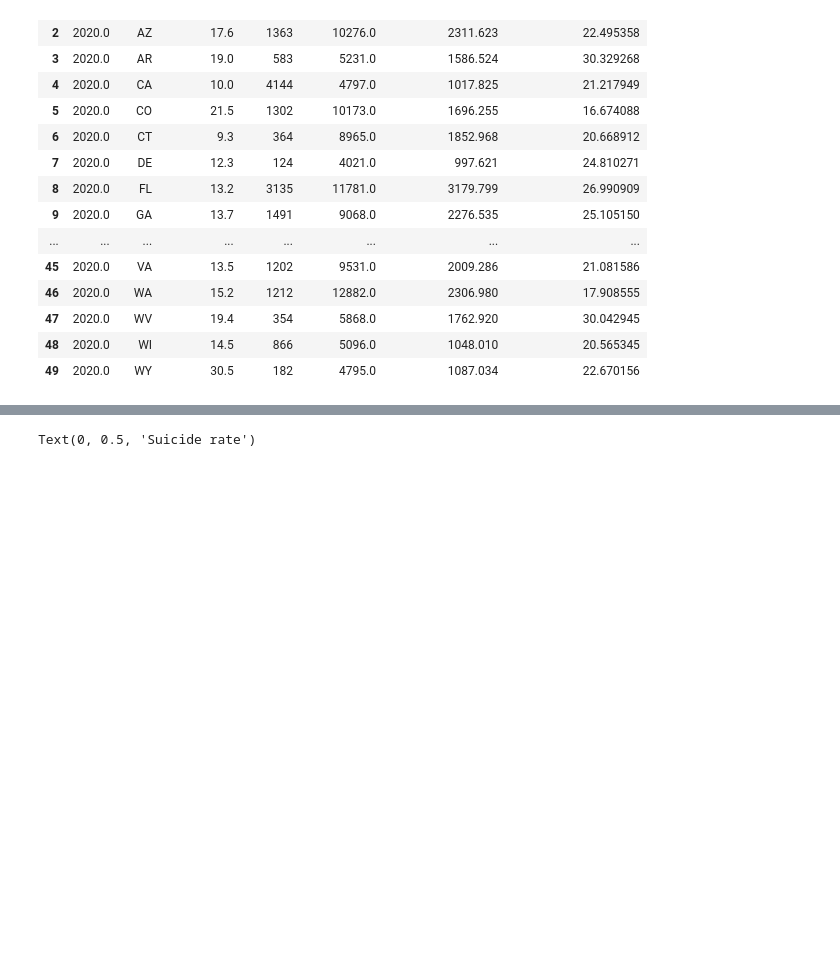
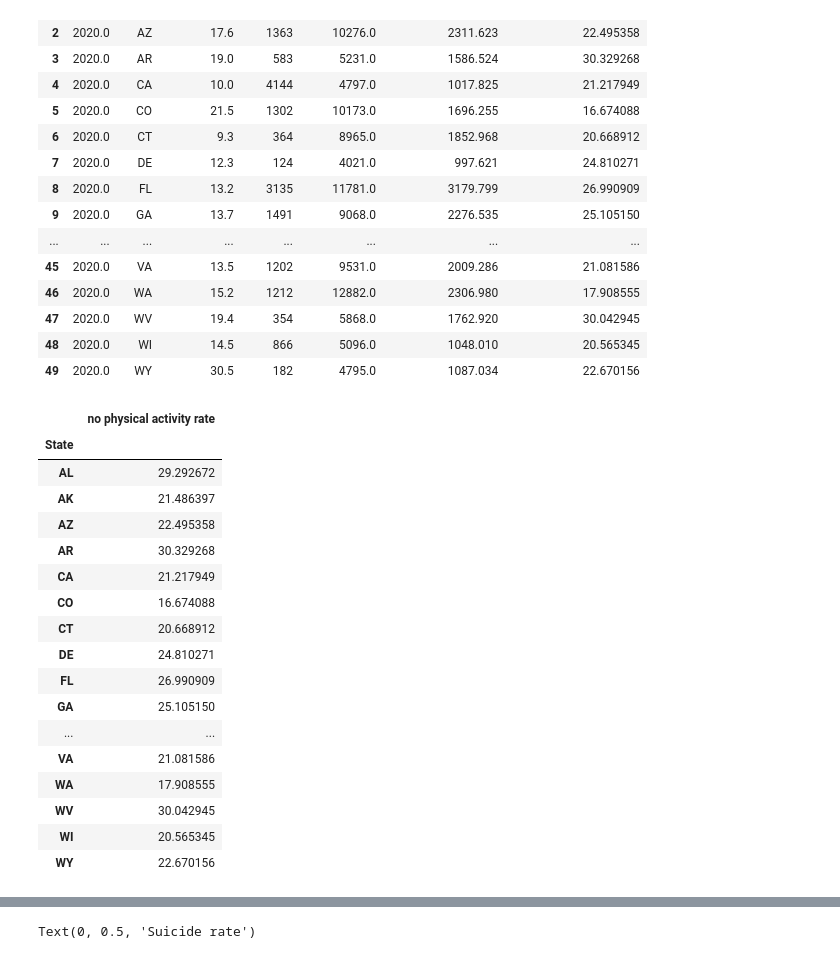
Before and after one commit to soobin83/Project1-Group2, a Jupyter notebook: project/Suicide/Suicide.ipynb, the cells around one changed output, grey strips where cells are left out. Drawn from its saved outputs; the diff is of its cells as text; code cells hidden in the pictures; blank space fills up the shorter version.

```diff
--- a/project/Suicide/Suicide.ipynb
+++ b/project/Suicide/Suicide.ipynb
@@ -247,3 +247,25 @@ merged_suicide_activity_2020_df
 | 47 | 2020.0 | WV | 19.4 | 354 | 5868.0 | 1762.920 | 30.042945 |
 | 48 | 2020.0 | WI | 14.5 | 866 | 5096.0 | 1048.010 | 20.565345 |
 | 49 | 2020.0 | WY | 30.5 | 182 | 4795.0 | 1087.034 | 22.670156 |
+# %%
+merged_suicide_activity_2020_df = merged_suicide_activity_2020_df[["State","no physical activity rate"]].set_index("State")
+merged_suicide_activity_2020_df
+# %% [output]
+|  | no physical activity rate |
+| State |  |
+| AL | 29.292672 |
+| AK | 21.486397 |
+| AZ | 22.495358 |
+| AR | 30.329268 |
+| CA | 21.217949 |
+| CO | 16.674088 |
+| CT | 20.668912 |
+| DE | 24.810271 |
+| FL | 26.990909 |
+| GA | 25.105150 |
+| ... | ... |
+| VA | 21.081586 |
+| WA | 17.908555 |
+| WV | 30.042945 |
+| WI | 20.565345 |
+| WY | 22.670156 |
```
Also changed, not shown: parts of 1 cell of this notebook, 2 other files.
